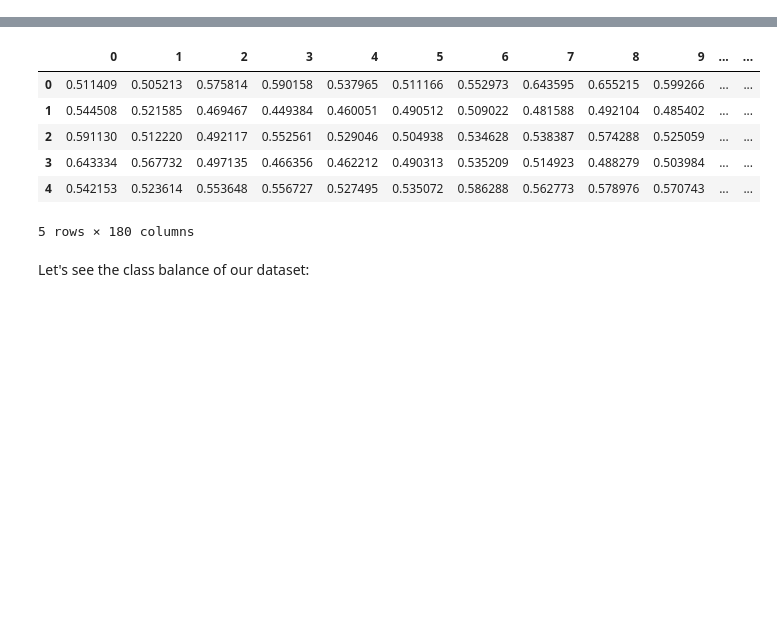
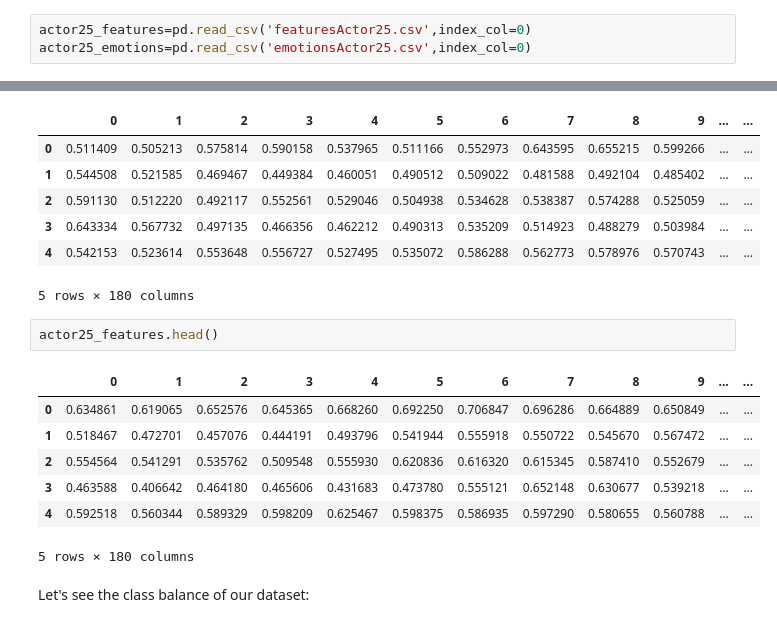
Before and after one commit to rouyu0405/Week3-ClassicML, a Jupyter notebook: week_3_machinelearning.ipynb, the cells around one changed output, grey strips where cells are left out. Drawn from its saved outputs; the diff is of its cells as text; blank space fills up the shorter version.

```diff
--- a/week_3_machinelearning.ipynb
+++ b/week_3_machinelearning.ipynb
@@ -238,6 +284,9 @@ Once saved you only need to load them later by running the cell below, and **ski
 # %%
 features=pd.read_csv('featuresRavdess.csv',index_col=0)
 emotions=pd.read_csv('emotionsRavdess.csv',index_col=0)
+# %%
+actor25_features=pd.read_csv('featuresActor25.csv',index_col=0)
+actor25_emotions=pd.read_csv('emotionsActor25.csv',index_col=0)
 # %% [markdown]
 let's see if they have been loaded correctly!
 # %%
@@ -250,6 +299,16 @@ features.head()
 | 3 | 0.643334 | 0.567732 | 0.497135 | 0.466356 | 0.462212 | 0.490313 | 0.535209 | 0.514923 | 0.488279 | 0.503984 | ... | ... |
 | 4 | 0.542153 | 0.523614 | 0.553648 | 0.556727 | 0.527495 | 0.535072 | 0.586288 | 0.562773 | 0.578976 | 0.570743 | ... | ... |
 5 rows × 180 columns
+# %%
+actor25_features.head()
+# %% [output]
+|  | 0 | 1 | 2 | 3 | 4 | 5 | 6 | 7 | 8 | 9 | ... | ... |
+| 0 | 0.634861 | 0.619065 | 0.652576 | 0.645365 | 0.668260 | 0.692250 | 0.706847 | 0.696286 | 0.664889 | 0.650849 | ... | ... |
+| 1 | 0.518467 | 0.472701 | 0.457076 | 0.444191 | 0.493796 | 0.541944 | 0.555918 | 0.550722 | 0.545670 | 0.567472 | ... | ... |
+| 2 | 0.554564 | 0.541291 | 0.535762 | 0.509548 | 0.555930 | 0.620836 | 0.616320 | 0.615345 | 0.587410 | 0.552679 | ... | ... |
+| 3 | 0.463588 | 0.406642 | 0.464180 | 0.465606 | 0.431683 | 0.473780 | 0.555121 | 0.652148 | 0.630677 | 0.539218 | ... | ... |
+| 4 | 0.592518 | 0.560344 | 0.589329 | 0.598209 | 0.625467 | 0.598375 | 0.586935 | 0.597290 | 0.580655 | 0.560788 | ... | ... |
+5 rows × 180 columns
 # %% [markdown]
 Let's see the class balance of our dataset:
 # %%
```
Also changed, not shown: parts of 17 cells of this notebook.
